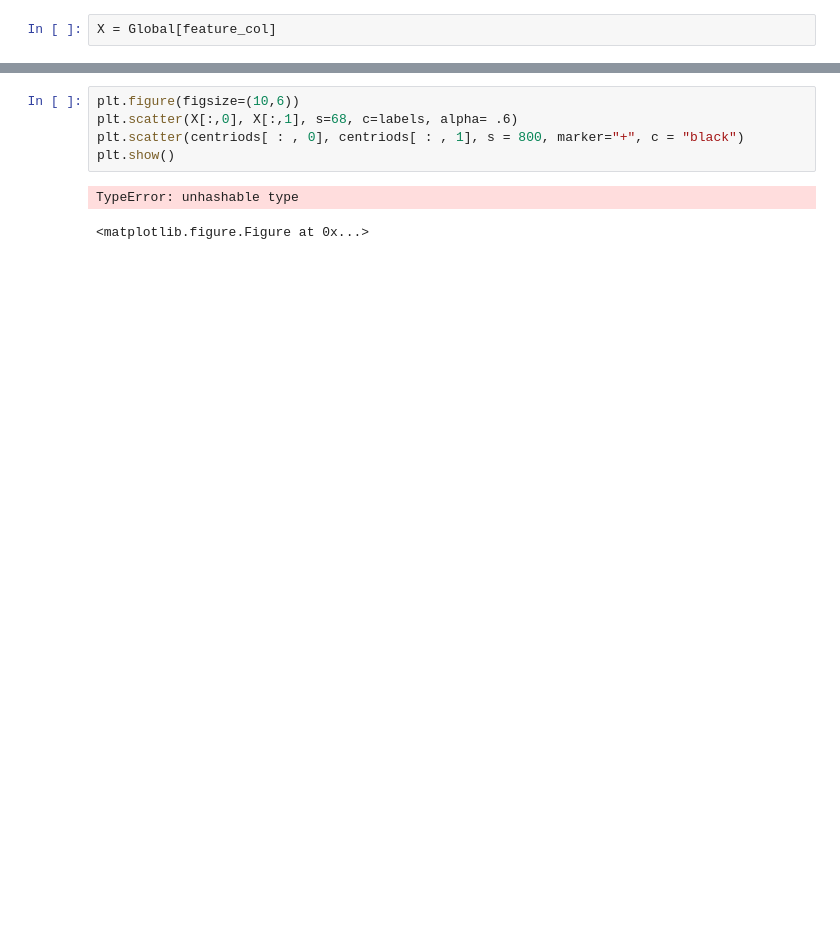
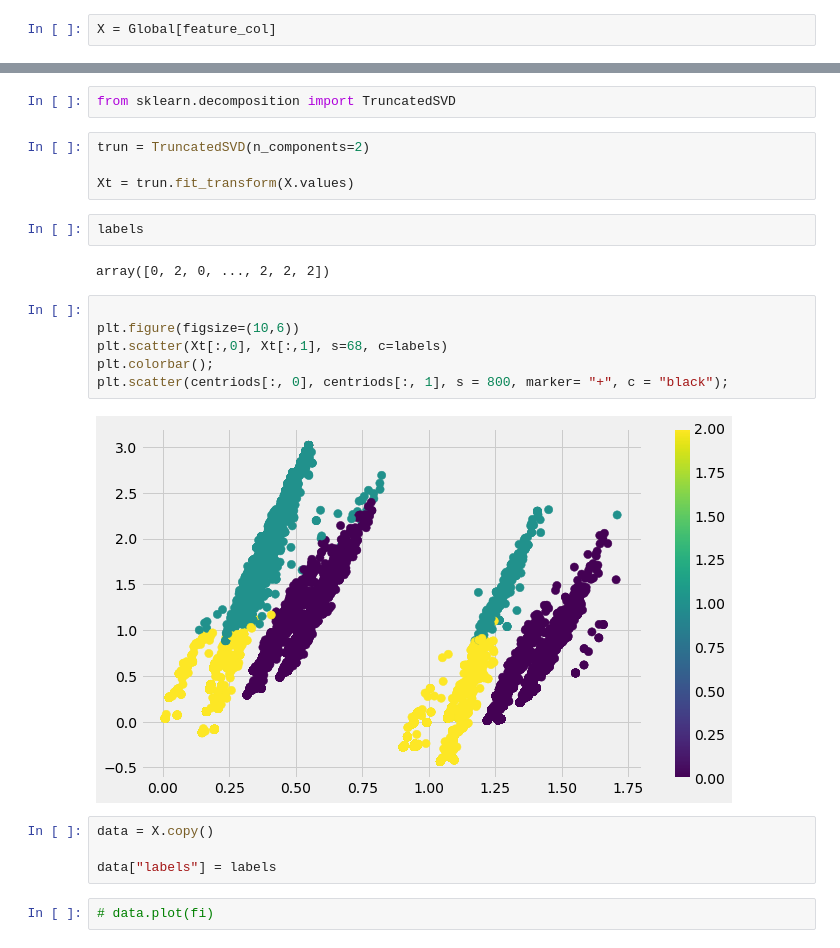
Before and after one commit to Prapakarn/DS-SF-42, a Jupyter notebook: Prapakarn/Polarlis_Cluster.ipynb, the cells around one changed output, grey strips where cells are left out. Cells and saved outputs as stored; diff of their text form; blank space fills up the shorter version.

```diff
--- a/Prapakarn/Polarlis_Cluster.ipynb
+++ b/Prapakarn/Polarlis_Cluster.ipynb
@@ -118,8 +100,24 @@ array([[ -1.38143270e+01,  -1.33240711e+01,  -9.56483564e+00,
+# %%
+from sklearn.decomposition import TruncatedSVD
+# %%
+trun = TruncatedSVD(n_components=2)
+
+Xt = trun.fit_transform(X.values)
+# %%
+labels
+# %% [output]
+array([0, 2, 0, ..., 2, 2, 2])
 # %%
+
 plt.figure(figsize=(10,6))
-plt.scatter(X[:,0], X[:,1], s=68, c=labels, alpha= .6)
-plt.scatter(centriods[ : , 0], centriods[ : , 1], s = 800, marker="+", c = "black")
-plt.show()
+plt.scatter(Xt[:,0], Xt[:,1], s=68, c=labels)
+plt.colorbar();
+plt.scatter(centriods[:, 0], centriods[:, 1], s = 800, marker= "+", c = "black");
 # %% [output]
-TypeError: unhashable type
-<matplotlib.figure.Figure at 0x...>
+[figure, added]
+# %%
+data = X.copy()
+
+data["labels"] = labels
+# %%
+# data.plot(fi)
```
Also changed, not shown: parts of 16 cells of this notebook, 2 other files.
